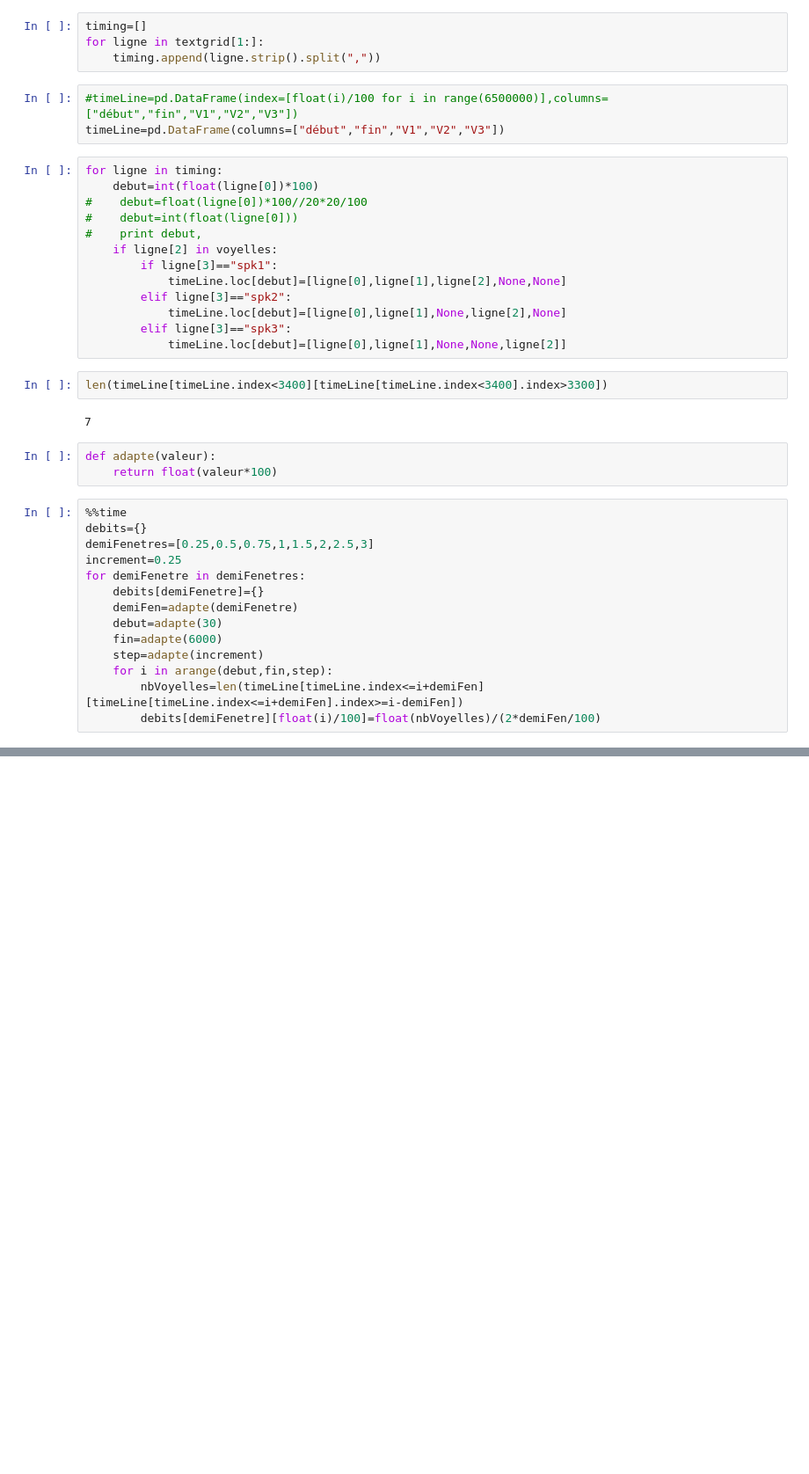
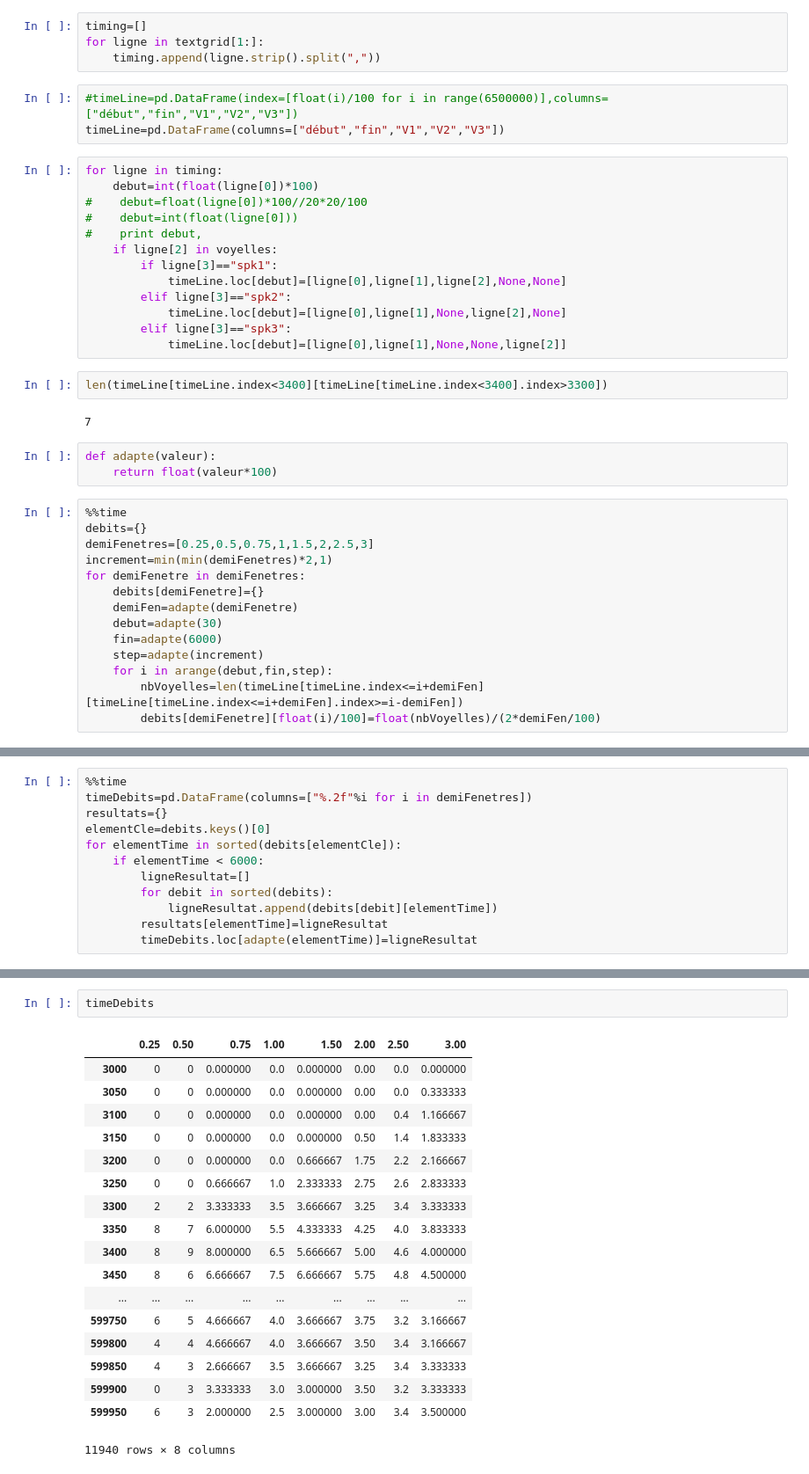
Before and after one commit to gboye/AMBK-SportsCom, a Jupyter notebook: GestionCorpus/DebitParole.ipynb, the cells around one changed output, grey strips where cells are left out. Shown at 88% size. Saved outputs shown, nothing was run; the diff lists cells and outputs as text; blank space fills up the shorter version.

```diff
--- a/GestionCorpus/DebitParole.ipynb
+++ b/GestionCorpus/DebitParole.ipynb
@@ -40,7 +40,7 @@ def adapte(valeur):
 %%time
 debits={}
 demiFenetres=[0.25,0.5,0.75,1,1.5,2,2.5,3]
-increment=0.25
+increment=min(min(demiFenetres)*2,1)
 for demiFenetre in demiFenetres:
     debits[demiFenetre]={}
     demiFen=adapte(demiFenetre)
@@ -55,0 +73,12 @@ Wall time: 5min 50s
+# %%
+%%time
+timeDebits=pd.DataFrame(columns=["%.2f"%i for i in demiFenetres])
+resultats={}
+elementCle=debits.keys()[0]
+for elementTime in sorted(debits[elementCle]):
+    if elementTime < 6000:
+        ligneResultat=[]
+        for debit in sorted(debits):
+            ligneResultat.append(debits[debit][elementTime])
+        resultats[elementTime]=ligneResultat
+        timeDebits.loc[adapte(elementTime)]=ligneResultat
@@ -55,0 +88,21 @@ Wall time: 5min 50s
+# %%
+timeDebits
+# %% [output]
+|  | 0.25 | 0.50 | 0.75 | 1.00 | 1.50 | 2.00 | 2.50 | 3.00 |
+| 3000 | 0 | 0 | 0.000000 | 0.0 | 0.000000 | 0.00 | 0.0 | 0.000000 |
+| 3050 | 0 | 0 | 0.000000 | 0.0 | 0.000000 | 0.00 | 0.0 | 0.333333 |
+| 3100 | 0 | 0 | 0.000000 | 0.0 | 0.000000 | 0.00 | 0.4 | 1.166667 |
+| 3150 | 0 | 0 | 0.000000 | 0.0 | 0.000000 | 0.50 | 1.4 | 1.833333 |
+| 3200 | 0 | 0 | 0.000000 | 0.0 | 0.666667 | 1.75 | 2.2 | 2.166667 |
+| 3250 | 0 | 0 | 0.666667 | 1.0 | 2.333333 | 2.75 | 2.6 | 2.833333 |
+| 3300 | 2 | 2 | 3.333333 | 3.5 | 3.666667 | 3.25 | 3.4 | 3.333333 |
+| 3350 | 8 | 7 | 6.000000 | 5.5 | 4.333333 | 4.25 | 4.0 | 3.833333 |
+| 3400 | 8 | 9 | 8.000000 | 6.5 | 5.666667 | 5.00 | 4.6 | 4.000000 |
+| 3450 | 8 | 6 | 6.666667 | 7.5 | 6.666667 | 5.75 | 4.8 | 4.500000 |
+| ... | ... | ... | ... | ... | ... | ... | ... | ... |
+| 599750 | 6 | 5 | 4.666667 | 4.0 | 3.666667 | 3.75 | 3.2 | 3.166667 |
+| 599800 | 4 | 4 | 4.666667 | 4.0 | 3.666667 | 3.50 | 3.4 | 3.166667 |
+| 599850 | 4 | 3 | 2.666667 | 3.5 | 3.666667 | 3.25 | 3.4 | 3.333333 |
+| 599900 | 0 | 3 | 3.333333 | 3.0 | 3.000000 | 3.50 | 3.2 | 3.333333 |
+| 599950 | 6 | 3 | 2.000000 | 2.5 | 3.000000 | 3.00 | 3.4 | 3.500000 |
+11940 rows × 8 columns
```
Also changed, not shown: parts of 6 cells of this notebook.
